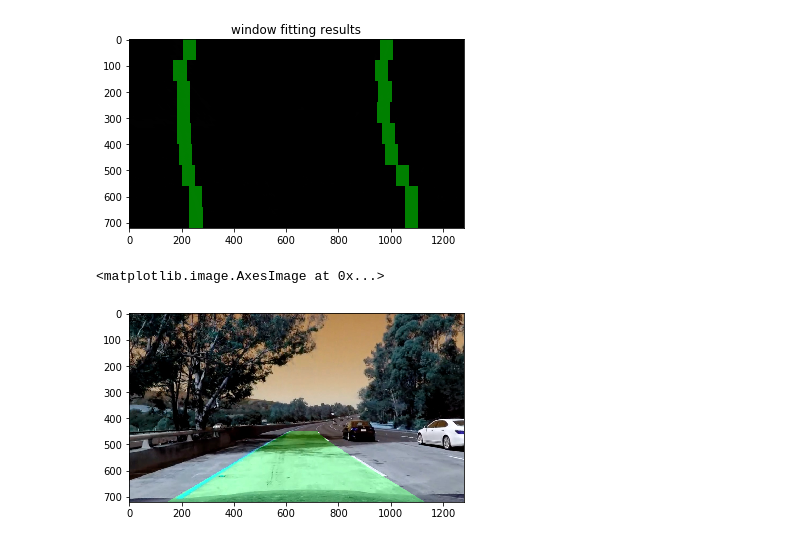
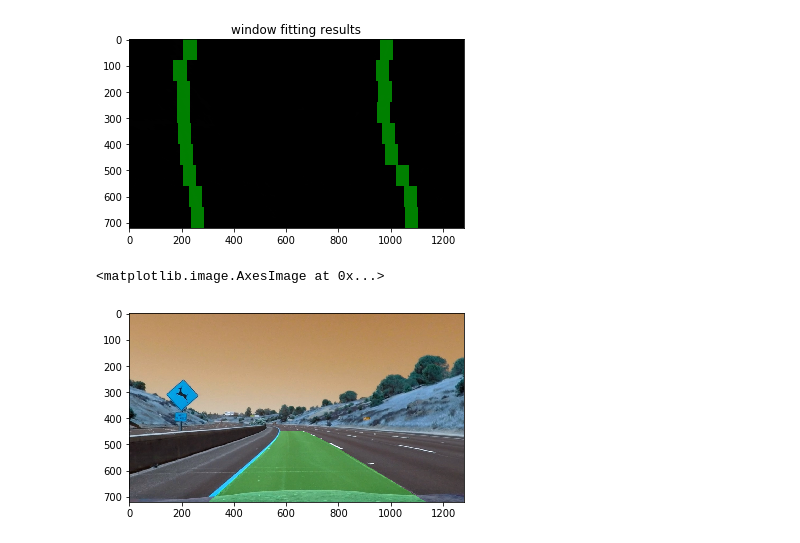
Before and after one commit to sunnyelf828/SelfDrivingCar-P4-AdvancedLaneFinding, a Jupyter notebook: Advanced_Lane_Lines_demo.ipynb, the cells around one changed output. Cells and saved outputs as stored; diff of their text form; code cells hidden in the pictures.

```diff
--- a/Advanced_Lane_Lines_demo.ipynb
+++ b/Advanced_Lane_Lines_demo.ipynb
@@ -70,7 +70,7 @@ plt.show()
 # 2. Distrotion Correction
 # %%
 # Test undistortion on an image
-img = cv2.imread('./test_images/test5.jpg')
+img = cv2.imread('./camera_cal/calibration1.jpg')
 img_size = (img.shape[1], img.shape[0])
 
 # Do camera calibration given object points and image points
@@ -82,12 +82,14 @@ print('calibration result saved!')
 f = np.load('calibration.npz')
 mtx = f['mtx']
 dist = f['dist']
-undist_img = cv2.undistort(img, mtx, dist)
+
+image = cv2.imread('./test_images/test5.jpg')
+undist_img = cv2.undistort(image, mtx, dist)
 cv2.imwrite('./output_images/test5.jpg',undist_img)
 
 
 f, (ax1, ax2) = plt.subplots(1, 2, figsize=(20,10))
-ax1.imshow(img)
+ax1.imshow(image)
 ax1.set_title('Original Image', fontsize=30)
 ax2.imshow(undist_img)
 ax2.set_title('Undistorted Image', fontsize=30)
@@ -99,19 +101,22 @@ calibration result saved!
 [figure]
 # %%
 # Define and Test perspective-view
-def perspectiveview(img,src,dst):
+def perspectiveview(image,src,dst):
     #src = np.float32([[400,600],[1000,600],[750,450],[600,450]])
-    img_size = img.shape[:2][::-1]
+    img_size = image.shape[:2][::-1]
     offset = 200
     #dst = np.float32([[offset,img_size[1]-offset],[img_size[0]-offset,img_size[1]-offset],[img_size[0]-offset,offset],[offset,offset]])
     #dst = np.float32([[400,700],[1000,700],[1000,0],[400,0]])
     M = cv2.getPerspectiveTransform(src, dst)
-    warped = cv2.warpPerspective(img, M, img_size, flags=cv2.INTER_LINEAR)
+    warped = cv2.warpPerspective(image, M, img_size, flags=cv2.INTER_LINEAR)
     return warped, M
 
-src = np.float32([[400,600],[1000,600],[750,450],[600,450]])
-dst = np.float32([[400,700],[1000,700],[1000,0],[400,0]])
+#src = np.float32([[400,600],[1000,600],[750,450],[600,450]])
+#dst = np.float32([[400,700],[1000,700],[1000,0],[400,0]])
 
+
+image = cv2.imread('./test_images/test5.jpg')
+undist_img = cv2.undistort(image, mtx, dist)
 
 src = np.float32([[0,700],[600,450],[750,450],[1200,700]])
 dst = np.float32([[100,700],[100,0],[1200,0],[1200,700]])
@@ -133,11 +138,11 @@ def sobel(image,sobel_kernel=3):
     # Calculate directional gradient
     # Apply threshold
     if len(image.shape)>2:
-        gray = cv2.cvtColor(img,cv2.COLOR_RGB2GRAY)
+        gray = cv2.cvtColor(image,cv2.COLOR_RGB2GRAY)
     else:
         gray = image
-    sobelx = cv2.Sobel(gray,cv2.CV_64F,1,0)
-    sobely = cv2.Sobel(gray,cv2.CV_64F,0,1)
+    sobelx = cv2.Sobel(gray,cv2.CV_64F,1,0,ksize=sobel_kernel)
+    sobely = cv2.Sobel(gray,cv2.CV_64F,0,1,ksize=sobel_kernel)
     return sobelx,sobely
 
 def abs_sobel_thresh(sobel,thresh=(0,255)):
@@ -165,7 +170,7 @@ def dir_threshold(sobelx,sobely,dir_thresh=(0,np.pi/2)):
     return dir_binary
 
 def s_threshold(image,s_thresh = (0,255)): #color_threshold
-    hls = cv2.cvtColor(img, cv2.COLOR_RGB2HLS)
+    hls = cv2.cvtColor(image, cv2.COLOR_RGB2HLS)
     s_channel = hls[:,:,2]
     s_thresh_min = s_thresh[0]
     s_thresh_max = s_thresh[1]
@@ -190,16 +195,13 @@ def combined_threshold(image,ksize=3,gradthresh=(0,255),magthresh=(0,255),dirthr
 
     return combined_binary
 
-
-#img = mpimg.imread('signs_vehicles_xygrad.png')
-#img = mpimg.imread('./test_images/test5.jpg')
-undist_img = cv2.undistort(img, mtx, dist)
-
-combined = combined_threshold(undist_img,gradthresh=(10,100),magthresh=(20,100),sthresh=(170,255),dirthresh=(0.7,1.3))
+image = cv2.imread('./test_images/test2.jpg')
+undist_img = cv2.undistort(image, mtx, dist)
+combined = combined_threshold(undist_img,ksize=9,gradthresh=(10,100),magthresh=(20,100),sthresh=(170,255),dirthresh=(0.7,1.3))
 # Plot the result
 f, (ax1, ax2, ax3) = plt.subplots(1, 3, figsize=(24, 9))
 f.tight_layout()
-ax1.imshow(img)
+ax1.imshow(image)
 ax1.set_title('Original Image', fontsize=30)
 ax2.imshow(undist_img)
 ax2.set_title('Undistorted Image', fontsize=30)
@@ -212,7 +214,7 @@ plt.subplots_adjust(left=0., right=1, top=0.9, bottom=0.)
 # 4. Perspective Transform
 # %%
 
-src = np.float32([[0,700],[600,450],[750,450],[1200,700]])
+src = np.float32([[150,680],[580,450],[700,450],[1200,680]])
 dst = np.float32([[100,700],[100,0],[1200,0],[1200,700]])
 
 warped_img, M = perspectiveview(combined,src,dst)
@@ -426,25 +429,25 @@ plt.show()
 # %%
 # Create an image to draw the lines on
 def map_back(image,wraped,left_fitx,right_fitx,ploty,Minv):
     warp_zero = np.zeros_like(warped).astype(np.uint8)
     color_warp = np.dstack((warp_zero, warp_zero, warp_zero))
 
     # Recast the x and y points into usable format for cv2.fillPoly()
     pts_left = np.array([np.transpose(np.vstack([left_fitx, ploty]))])
     pts_right = np.array([np.flipud(np.transpose(np.vstack([right_fitx, ploty])))])
     pts = np.hstack((pts_left, pts_right))
 
     # Draw the lane onto the warped blank image
     cv2.fillPoly(color_warp, np.int_([pts]), (0,255, 0))
 
     # Warp the blank back to original image space using inverse perspective matrix (Minv)
     newwarp = cv2.warpPerspective(color_warp, Minv, (image.shape[1], image.shape[0]))
     # Combine the result with the original image
     result = cv2.addWeighted(undist_img, 1, newwarp, 0.3, 0)
     return result
 
-result = map_back(img,warped,left_fitx,right_fitx,ploty,Minv)
+result = map_back(undist_img,warped,left_fitx,right_fitx,ploty,Minv)
 plt.imshow(result)
 # %% [output]
 <matplotlib.image.AxesImage at 0x...>
-[figure, old version]
+[figure, new version]
```
Also changed, not shown: parts of 3 cells of this notebook, 1 other file.
